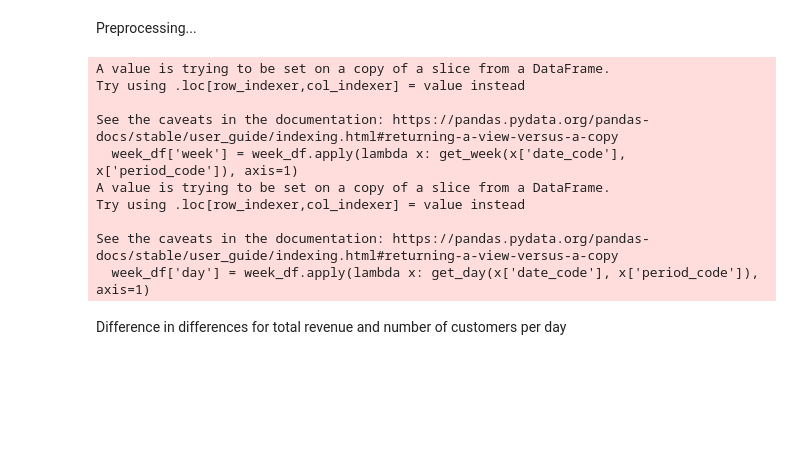
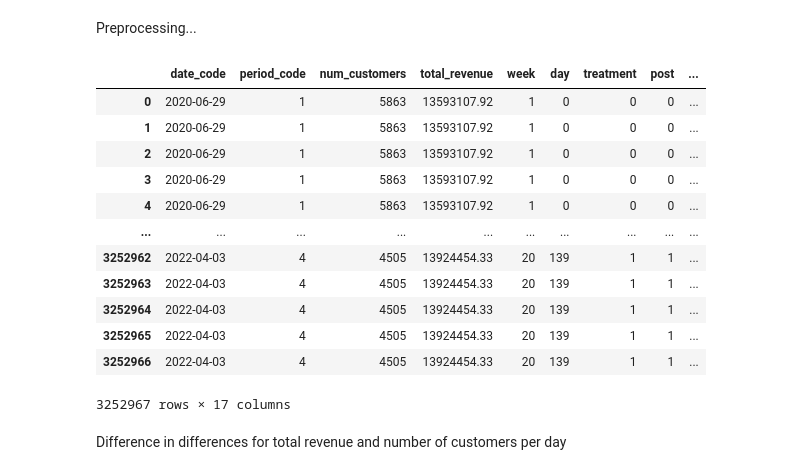
Before and after one commit to nastasija-m/DCIA, a Jupyter notebook: discontinuity - nr of customers.ipynb, the cells around one changed output. Saved outputs shown, nothing was run; the diff lists cells and outputs as text; code cells hidden in the pictures; blank space fills up the shorter version.

```diff
--- a/discontinuity - nr of customers.ipynb
+++ b/discontinuity - nr of customers.ipynb
@@ -1,12 +1,22 @@
 # %%
 import pandas as pd
-import glob
 import statsmodels.api as sm
 import numpy as np
 import matplotlib.pyplot as plt
+import os, glob
+import matplotlib.pyplot as plt
+from matplotlib import rcParams
+import seaborn as sns
+import warnings
+warnings.filterwarnings('ignore')
+pd.set_option('display.max_columns', 1000)  # or 1000
+pd.set_option('display.max_rows', 1000)  # or 1000
+pd.set_option('display.max_colwidth', None)
 # %%
 # read all  parquet files in the folder and store them in a dataframe
 df = pd.concat([pd.read_parquet(f) for f in glob.glob(r'C:\Users\nasta\OneDrive - TU Eindhoven\Desktop\DCIA\DCIA\Data-20230329T105410Z-001\Data\*.parquet')], ignore_index = True)
 df['date_code'] = pd.to_datetime(df['date_code'], format='%Y%m%d',errors='coerce')
 df.sort_values(by=['date_code'],inplace=True)
-df.set_index('date_code')
+df_without4 = df[df['period_code'] != 4]
+df.reset_index(drop=True, inplace=True)
+df_without4.reset_index(drop=True, inplace=True)
@@ -79,43 +74,49 @@ new_df['treatment'] = ((new_df['period_code'] == 3) | (new_df['period_code'] ==
 new_df['post'] = ((new_df['period_code'] == 2) | (new_df['period_code'] == 4)).astype(int)
 
 
 # create an interaction term between treatment and post
 new_df['treatment_post'] = new_df['treatment'] * new_df['post']
 
 
 # create an interaction term between week and post
 new_df['week_post'] = new_df['post'] * new_df['week']
 new_df['week_post_treatment'] = new_df['post'] * new_df['week'] * new_df['treatment']
 
 # create a variable indicating wheather the day is a weekend or not based on date_code
 new_df['weekend'] = new_df['date_code'].dt.dayofweek // 5
 
 #create an interaction term between weekend and post
 new_df['weekend_post'] = new_df['post'] * new_df['weekend']
 
 #create an interaction term between weekend and treatment
 new_df['weekend_treatment'] = new_df['treatment'] * new_df['weekend']
 
 #create an interaction term between weekend and treatment_post
 new_df['weekend_treatment_post'] = new_df['treatment_post'] * new_df['weekend']
 
 #make a dummyfy the varaible week_post
 #new_df = pd.get_dummies(new_df, columns=['week'])
 #create a column indicating if it is friday or not
 new_df['friday'] = (new_df['date_code'].dt.dayofweek == 4).astype(int)
 #create an interaction term between friday and post treatment
 new_df['friday_treatment_post'] = new_df['treatment_post'] * new_df['friday']
+#drop index
+new_df = new_df.drop(columns=['index'])
+new_df
 # %% [output]
+|  | date_code | period_code | num_customers | total_revenue | week | day | treatment | post | ... |
+| 0 | 2020-06-29 | 1 | 5863 | 13593107.92 | 1 | 0 | 0 | 0 | ... |
+| 1 | 2020-06-29 | 1 | 5863 | 13593107.92 | 1 | 0 | 0 | 0 | ... |
+| 2 | 2020-06-29 | 1 | 5863 | 13593107.92 | 1 | 0 | 0 | 0 | ... |
+| 3 | 2020-06-29 | 1 | 5863 | 13593107.92 | 1 | 0 | 0 | 0 | ... |
+| 4 | 2020-06-29 | 1 | 5863 | 13593107.92 | 1 | 0 | 0 | 0 | ... |
+| ... | ... | ... | ... | ... | ... | ... | ... | ... | ... |
+| 3252962 | 2022-04-03 | 4 | 4505 | 13924454.33 | 20 | 139 | 1 | 1 | ... |
+| 3252963 | 2022-04-03 | 4 | 4505 | 13924454.33 | 20 | 139 | 1 | 1 | ... |
+| 3252964 | 2022-04-03 | 4 | 4505 | 13924454.33 | 20 | 139 | 1 | 1 | ... |
+| 3252965 | 2022-04-03 | 4 | 4505 | 13924454.33 | 20 | 139 | 1 | 1 | ... |
+| 3252966 | 2022-04-03 | 4 | 4505 | 13924454.33 | 20 | 139 | 1 | 1 | ... |
-A value is trying to be set on a copy of a slice from a DataFrame.
-Try using .loc[row_indexer,col_indexer] = value instead
-
-See the caveats in the documentation: https://pandas.pydata.org/pandas-docs/stable/user_guide/indexing.html#returning-a-view-versus-a-copy
-  week_df['week'] = week_df.apply(lambda x: get_week(x['date_code'], x['period_code']), axis=1)
-A value is trying to be set on a copy of a slice from a DataFrame.
-Try using .loc[row_indexer,col_indexer] = value instead
-
-See the caveats in the documentation: https://pandas.pydata.org/pandas-docs/stable/user_guide/indexing.html#returning-a-view-versus-a-copy
-  week_df['day'] = week_df.apply(lambda x: get_day(x['date_code'], x['period_code']), axis=1)
+3252967 rows × 17 columns
 # %% [markdown]
 Difference in differences for total revenue and number of customers per day
 # %%
```
Also changed, not shown: parts of 15 cells of this notebook.
